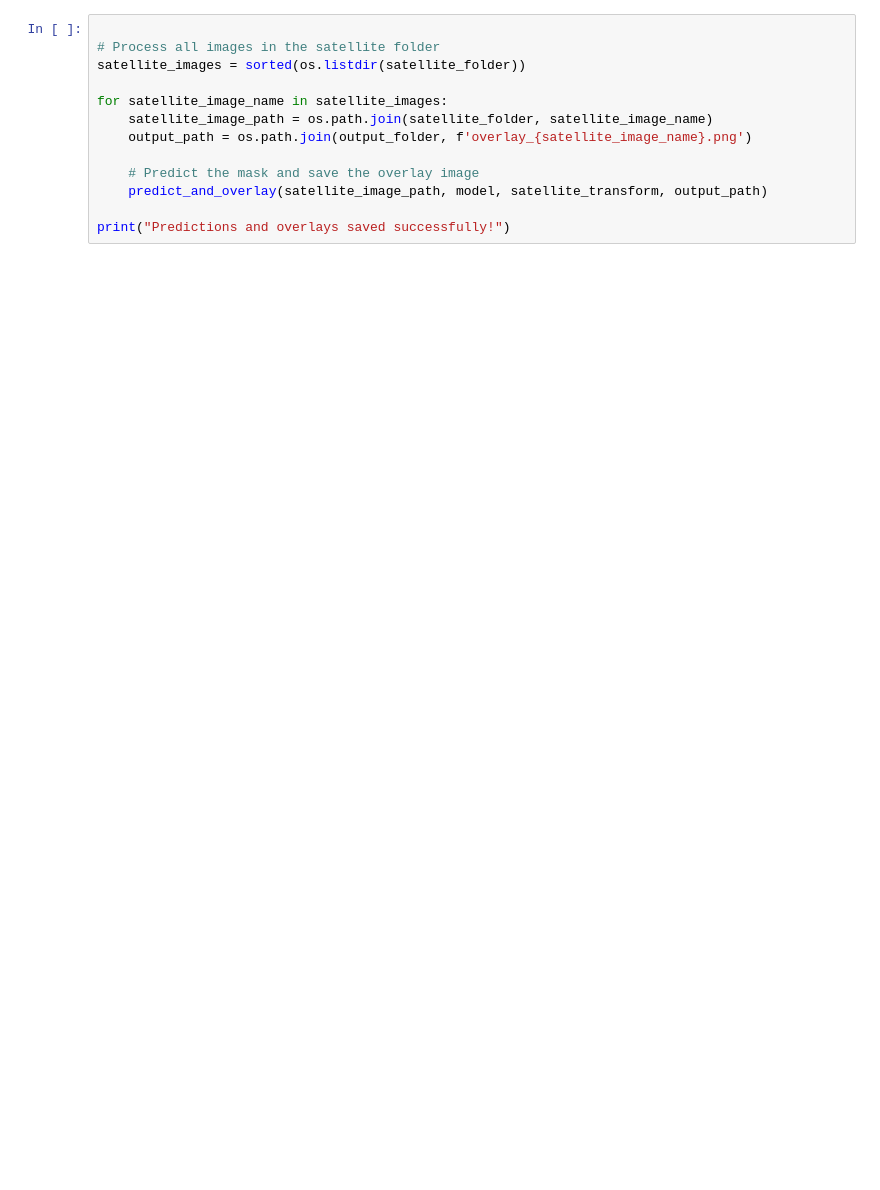
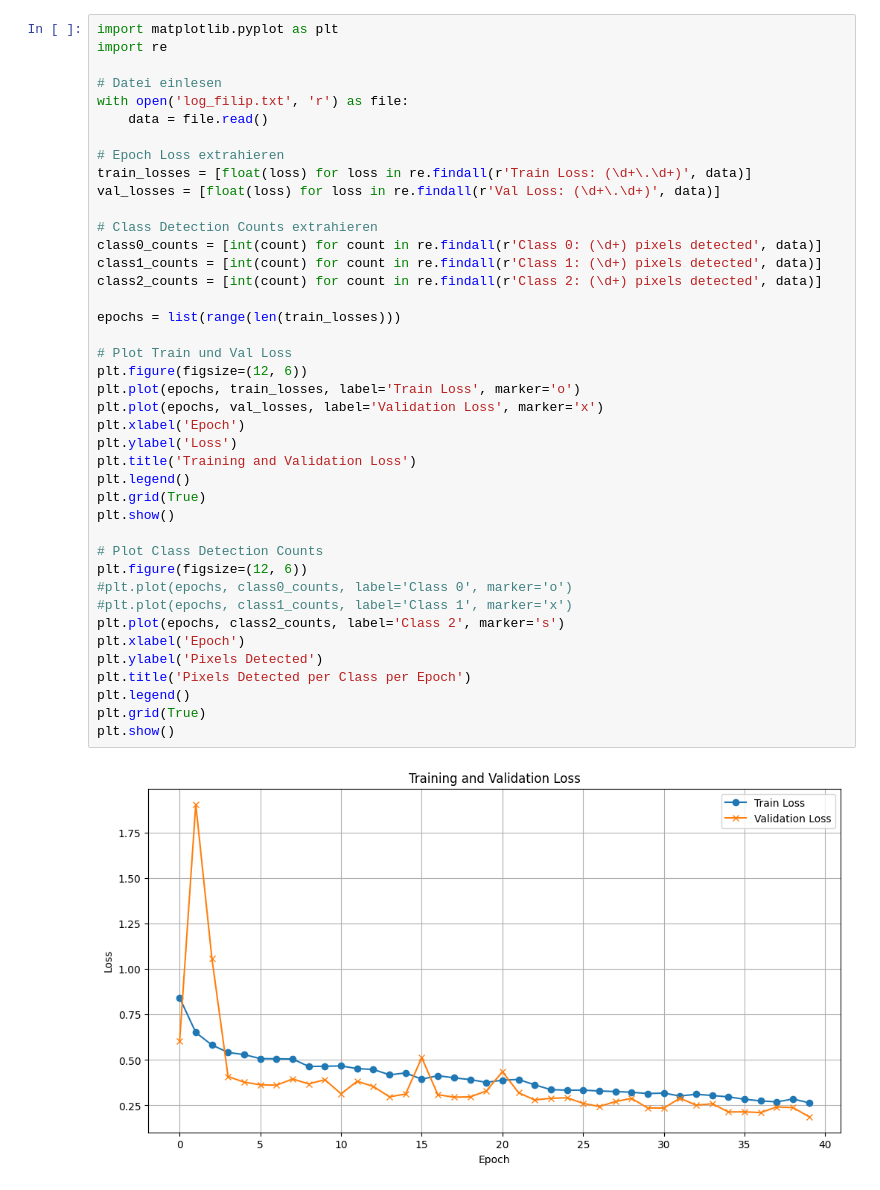
Before and after one commit to frothaut/thesis, a Jupyter notebook: predict_cnn.ipynb, the cells around one changed output. Saved outputs shown, nothing was run; the diff lists cells and outputs as text; blank space fills up the shorter version.

```diff
--- a/predict_cnn.ipynb
+++ b/predict_cnn.ipynb
@@ -65,13 +1,43 @@ def predict_and_overlay(satellite_image_path, model, transform, output_path):
-# %%
-
-# Process all images in the satellite folder
-satellite_images = sorted(os.listdir(satellite_folder))
-
-for satellite_image_name in satellite_images:
-    satellite_image_path = os.path.join(satellite_folder, satellite_image_name)
-    output_path = os.path.join(output_folder, f'overlay_{satellite_image_name}.png')
-
-    # Predict the mask and save the overlay image
-    predict_and_overlay(satellite_image_path, model, satellite_transform, output_path)
-
-print("Predictions and overlays saved successfully!")
+# %%
+import matplotlib.pyplot as plt
+import re
+
+# Datei einlesen
+with open('log_filip.txt', 'r') as file:
+    data = file.read()
+
+# Epoch Loss extrahieren
+train_losses = [float(loss) for loss in re.findall(r'Train Loss: (\d+\.\d+)', data)]
+val_losses = [float(loss) for loss in re.findall(r'Val Loss: (\d+\.\d+)', data)]
+
+# Class Detection Counts extrahieren
+class0_counts = [int(count) for count in re.findall(r'Class 0: (\d+) pixels detected', data)]
+class1_counts = [int(count) for count in re.findall(r'Class 1: (\d+) pixels detected', data)]
+class2_counts = [int(count) for count in re.findall(r'Class 2: (\d+) pixels detected', data)]
+
+epochs = list(range(len(train_losses)))
+
+# Plot Train und Val Loss
+plt.figure(figsize=(12, 6))
+plt.plot(epochs, train_losses, label='Train Loss', marker='o')
+plt.plot(epochs, val_losses, label='Validation Loss', marker='x')
+plt.xlabel('Epoch')
+plt.ylabel('Loss')
+plt.title('Training and Validation Loss')
+plt.legend()
+plt.grid(True)
+plt.show()
+
+# Plot Class Detection Counts
+plt.figure(figsize=(12, 6))
+#plt.plot(epochs, class0_counts, label='Class 0', marker='o')
+#plt.plot(epochs, class1_counts, label='Class 1', marker='x')
+plt.plot(epochs, class2_counts, label='Class 2', marker='s')
+plt.xlabel('Epoch')
+plt.ylabel('Pixels Detected')
+plt.title('Pixels Detected per Class per Epoch')
+plt.legend()
+plt.grid(True)
+plt.show()
+# %% [output]
+[figure, added]
```
Also changed, not shown: parts of 6 cells of this notebook, 1 other file.
